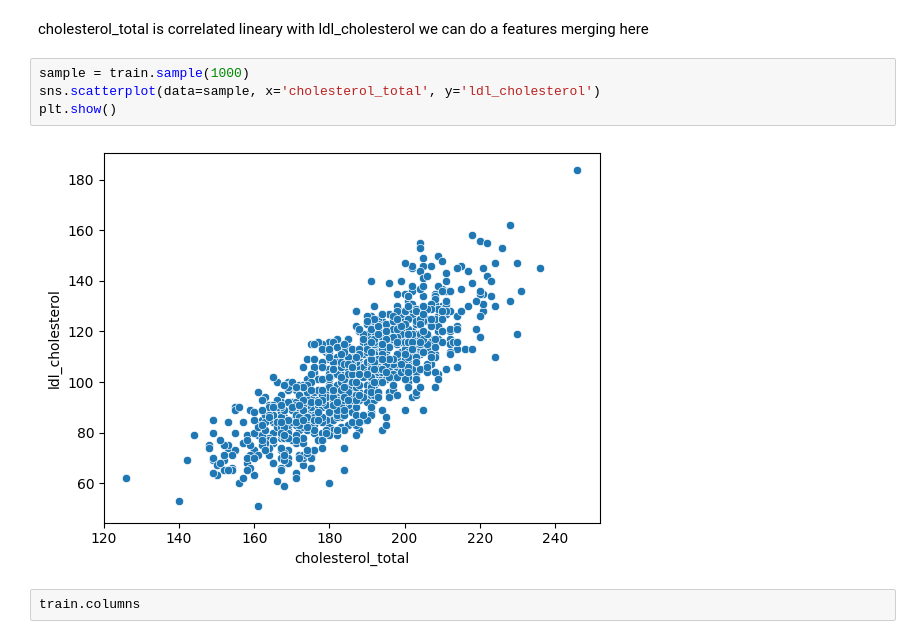
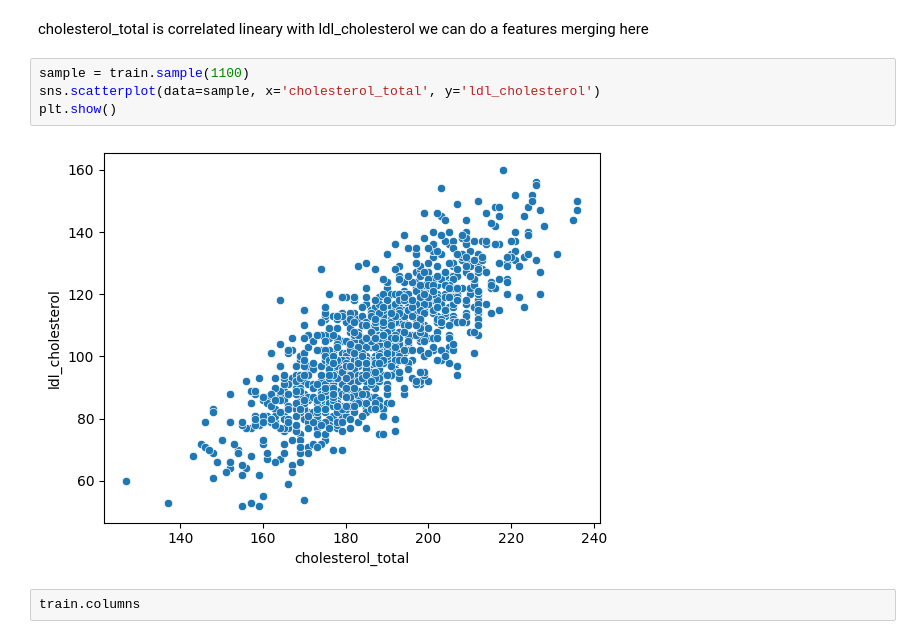
Before and after one commit to iliaselamrani212/Diabetes-Prediction, a Jupyter notebook: Diabetes Prediction EDA.ipynb, the cells around one changed output. Saved outputs shown, nothing was run; the diff lists cells and outputs as text.

```diff
--- a/Diabetes Prediction EDA.ipynb
+++ b/Diabetes Prediction EDA.ipynb
@@ -180,11 +180,11 @@ plt.show()
 # %% [markdown]
 cholesterol_total is correlated lineary with  ldl_cholesterol we can do a features merging here
 # %%
-sample = train.sample(1000)
+sample = train.sample(1100)
 sns.scatterplot(data=sample, x='cholesterol_total', y='ldl_cholesterol')
 plt.show()
 # %% [output]
-[figure, old version]
+[figure, new version]
 # %% [raw]
 train.columns
 # %%
```
Also changed, not shown: parts of 1 cell of this notebook.
